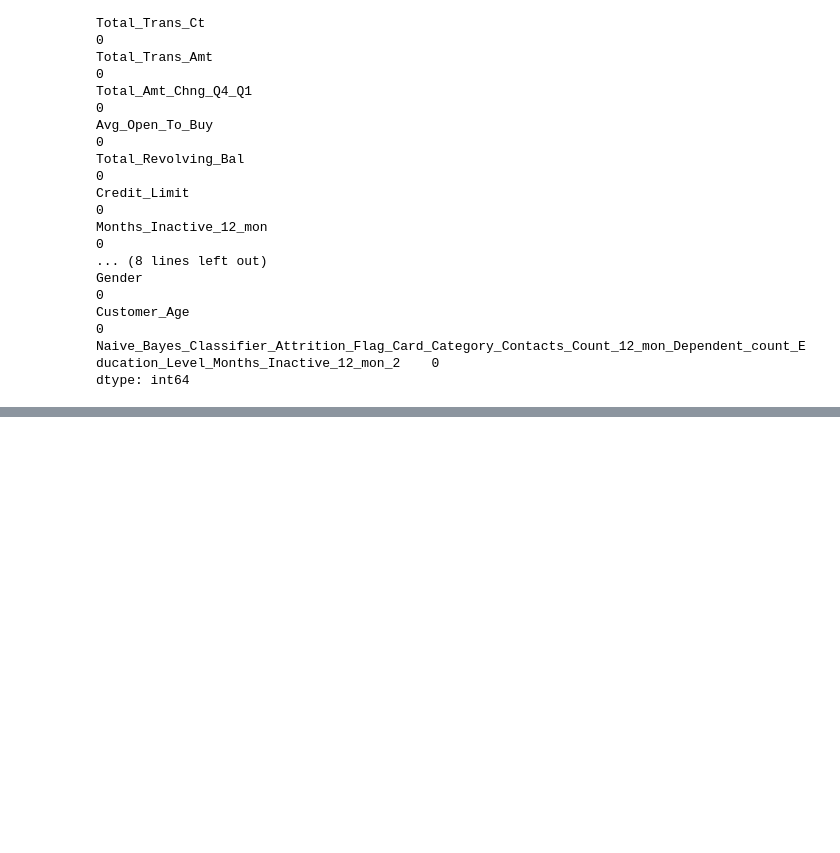
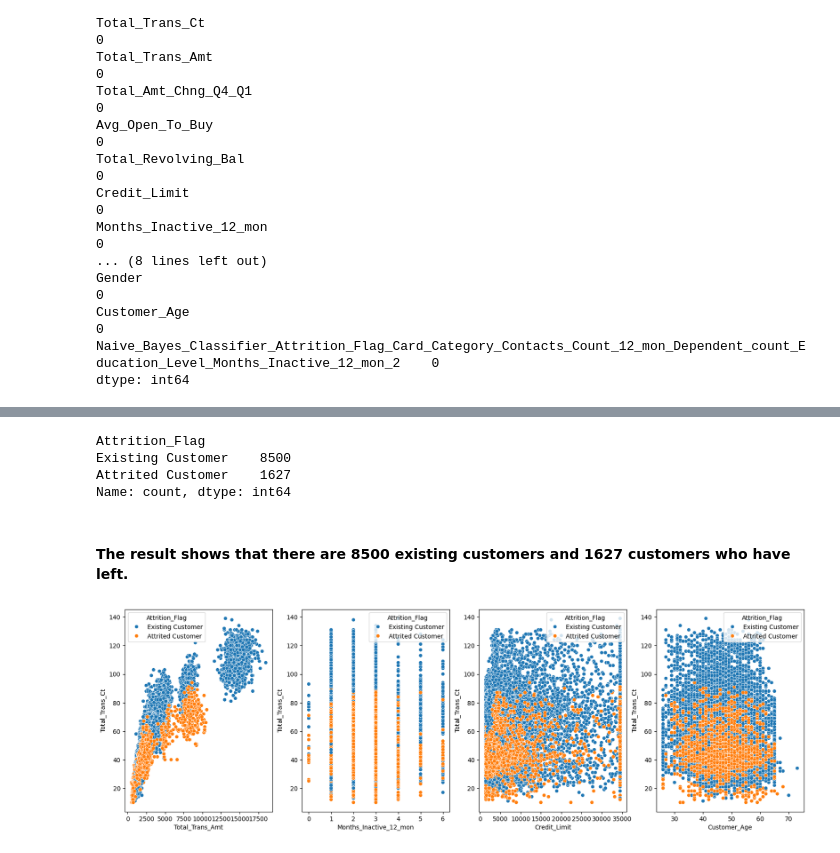
Before and after one commit to mingjie-wei/Project_Bank_Churn_Prediction, a Jupyter notebook: notebooks/bank_churn_prediction.ipynb, the cells around one changed output, grey strips where cells are left out. Saved outputs shown, nothing was run; the diff lists cells and outputs as text; code cells hidden in the pictures; blank space fills up the shorter version.

```diff
--- a/notebooks/bank_churn_prediction.ipynb
+++ b/notebooks/bank_churn_prediction.ipynb
@@ -162,2 +171,3 @@ dtype: int64
 # %%
-per
+no_use = np.arange(21, df.shape[1])
+no_use
@@ -163,0 +176,6 @@ per
+# %%
+# drop the columns not useful for analysis
+df.drop(df.columns[no_use], axis=1, inplace=True)
+# %%
+# drop the CLIENTNUM column as it is just an identifier
+df.drop("CLIENTNUM", axis=1, inplace=True)
@@ -163,0 +207,5 @@ per
+# %%
+# extracting the numerical columns for analysis
+df_frequency = df[["Customer_Age", "Total_Trans_Ct", "Total_Trans_Amt",
+                   "Months_Inactive_12_mon", "Credit_Limit", "Attrition_Flag"]]
+df_frequency.head()
@@ -163,0 +219,41 @@ per
+# %%
+# explore the target variable
+df["Attrition_Flag"].value_counts()
+# %% [output]
+Attrition_Flag
+Existing Customer    8500
+Attrited Customer    1627
+Name: count, dtype: int64
+# %% [markdown]
+#### The result shows that there are 8500 existing customers and 1627 customers who have left.
+# %%
+# define the size of the figure
+fig, ax = plt.subplots(ncols=4, figsize=(20, 6))
+
+sns.scatterplot(data=df_frequency,
+                x="Total_Trans_Amt",
+                y="Total_Trans_Ct",
+                hue="Attrition_Flag",
+                ax=ax[0])
+
+sns.scatterplot(data=df_frequency,
+                x="Months_Inactive_12_mon",
+                y="Total_Trans_Ct",
+                hue="Attrition_Flag",
+                ax=ax[1])
+
+sns.scatterplot(data=df_frequency,
+                x="Credit_Limit",
+                y="Total_Trans_Ct",
+                hue="Attrition_Flag",
+                ax=ax[2])
+
+sns.scatterplot(data=df_frequency,
+                x="Customer_Age",
+                y="Total_Trans_Ct",
+                hue="Attrition_Flag",
+                ax=ax[3])
+
+plt.show()
+# %% [output]
+[figure, added]
```
Also changed, not shown: parts of 14 cells of this notebook.
